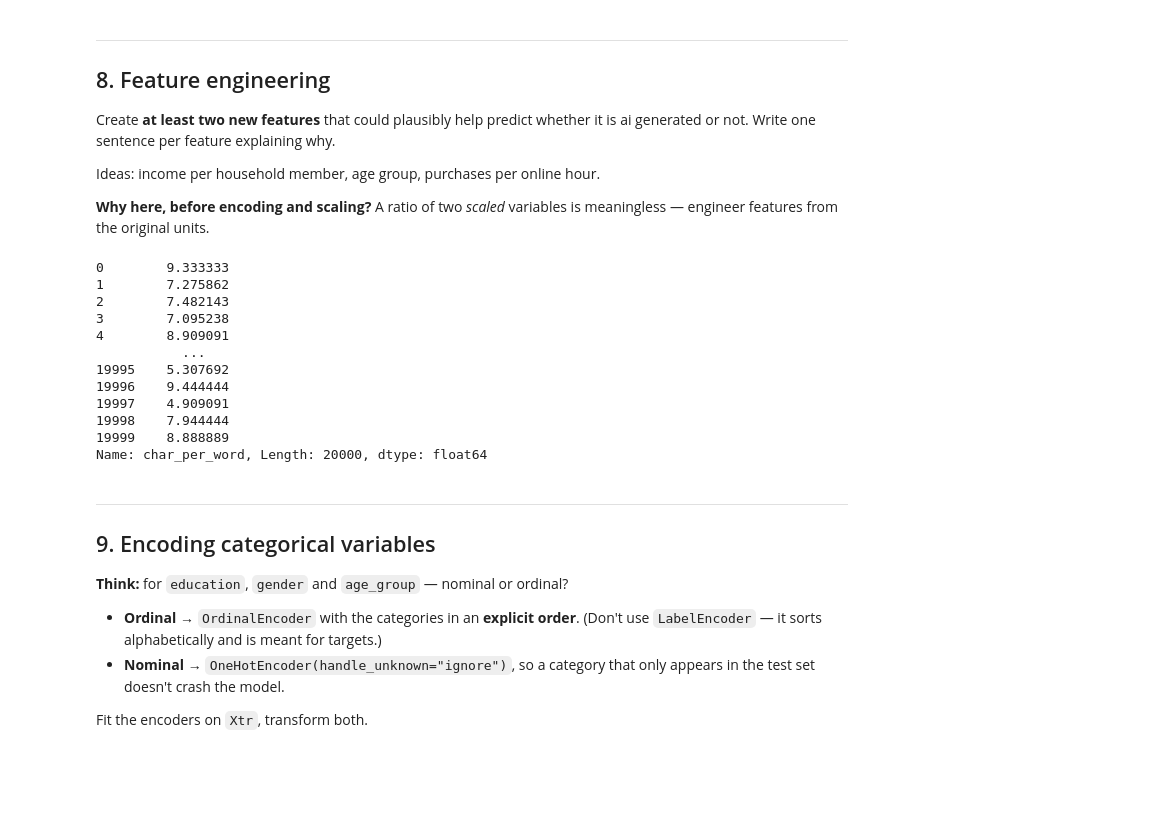
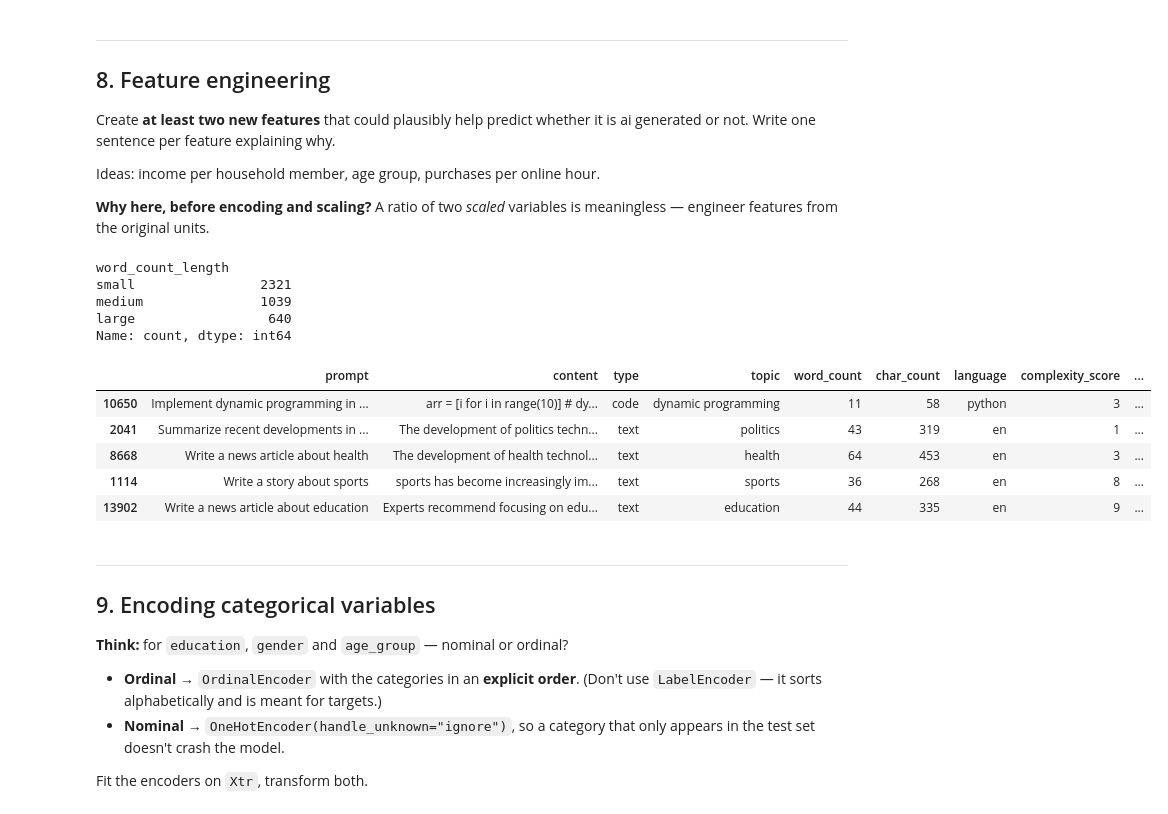
Before and after one commit to Harriette-dev/Group1Project, a Jupyter notebook: notebooks/week4_preprocessing_fe.ipynb, the cells around one changed output. Cells and saved outputs as stored; diff of their text form; code cells hidden in the pictures; blank space fills up the shorter version.

```diff
--- a/notebooks/week4_preprocessing_fe.ipynb
+++ b/notebooks/week4_preprocessing_fe.ipynb
@@ -459,16 +476,8 @@ def add_features(data):
     # Work on a copy, so the same function is safe for either split.
     result = data.copy()
 
-    # A household with the same income may have a different situation depending on its size.
-    # clip(lower=1) prevents division by zero.
-    #result["income_per_person"] = (
-    #    result["annual_income_eur"] / result["household_size"].clip(lower=1)
-    #)
+    result["char_per_word"] = (result["char_count"] / result["word_count"]).round(1)
 
-    # clip(lower=0.1) prevents a zero number of online hours from causing an error.
-    #result["purchases_per_online_hour"] = (
-    #    result["online_purchases_last_month"] / result["hours_online_per_week"].clip(lower=0.1)
-    #)
 
     # Age groups are categories, not numeric scores; they will be one-hot encoded later.
     result["word_count_length"] = pd.cut(
@@ -483,23 +492,21 @@ Xte = add_features(Xte)
 Xtr[["word_count_length"]]
 Xtr['word_count_length'].value_counts(dropna=False)
 Xte[["word_count_length"]].value_counts(dropna=False)
-
-
-df["char_per_word"]=df["char_count"] / df["word_count"]
-df['char_per_word']
 # %% [output]
-0        9.333333
-1        7.275862
-2        7.482143
-3        7.095238
-4        8.909091
-           ...
-19995    5.307692
-19996    9.444444
-19997    4.909091
-19998    7.944444
-19999    8.888889
-Name: char_per_word, Length: 20000, dtype: float64
+word_count_length
+small                2321
+medium               1039
+large                 640
+Name: count, dtype: int64
+# %%
+Xte.head()
+# %% [output]
+|  | prompt | content | type | topic | word_count | char_count | language | complexity_score | ... |
+| 10650 | Implement dynamic programming in ... | arr = [i for i in range(10)] # dy... | code | dynamic programming | 11 | 58 | python | 3 | ... |
+| 2041 | Summarize recent developments in ... | The development of politics techn... | text | politics | 43 | 319 | en | 1 | ... |
+| 8668 | Write a news article about health | The development of health technol... | text | health | 64 | 453 | en | 3 | ... |
+| 1114 | Write a story about sports | sports has become increasingly im... | text | sports | 36 | 268 | en | 8 | ... |
+| 13902 | Write a news article about education | Experts recommend focusing on edu... | text | education | 44 | 335 | en | 9 | ... |
 # %% [markdown]
 ---
 ## 9. Encoding categorical variables
```
Also changed, not shown: parts of 9 cells of this notebook.
